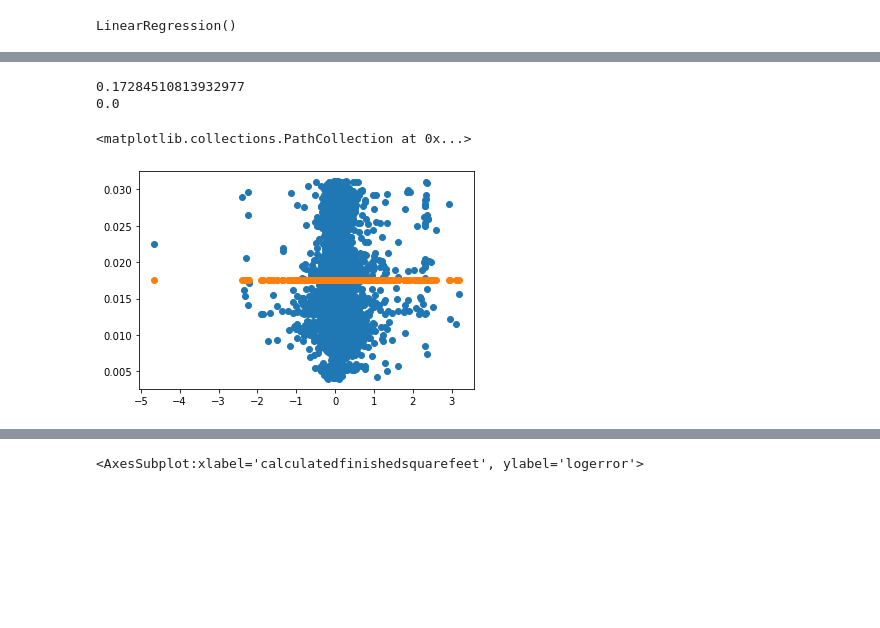
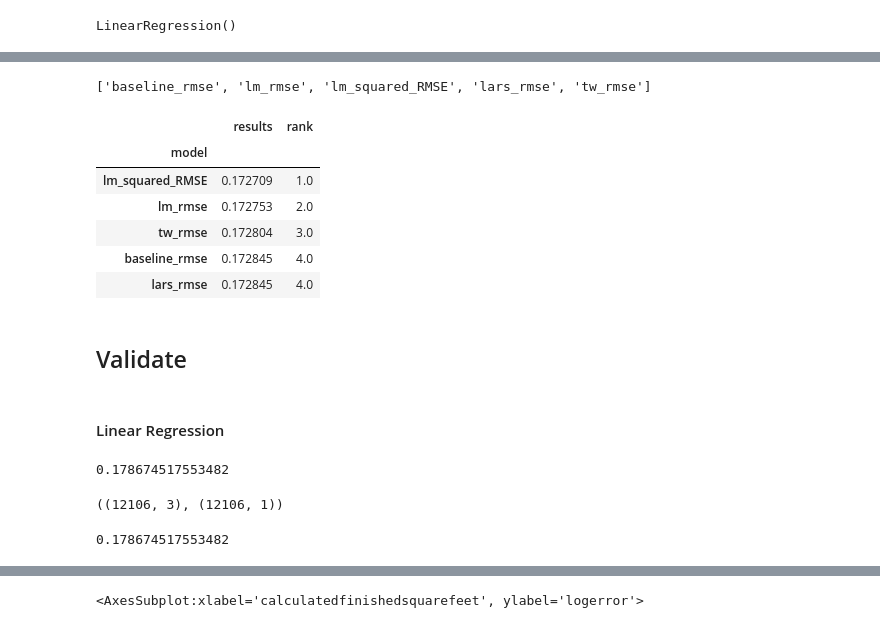
Before and after one commit to lukewbecker/clustering-project, a Jupyter notebook: zillow_mvp_cleaned.ipynb, the cells around one changed output, grey strips where cells are left out. Drawn from its saved outputs; the diff is of its cells as text; code cells hidden in the pictures; blank space fills up the shorter version.

```diff
--- a/zillow_mvp_cleaned.ipynb
+++ b/zillow_mvp_cleaned.ipynb
@@ -1090,0 +1133,10 @@ lm_rmse
+# %%
+# Make a model
+lars = LassoLars(alpha=1)
+# Fit a model
+lars.fit(X_train_features, y_train)
+# Make Predictions
+lars_pred = lars.predict(X_train_features)
+# Computer root mean squared error
+lars_rmse = mean_squared_error(y_train, lars_pred)**(1/2)
+lars_rmse
@@ -1141,15 +1223,0 @@ RMSE_lm
-# %%
-# compute the RMSE
-RMSE_bl = np.sqrt(mean_squared_error(y_train_predict.logerror, y_train_predict.yhat_baseline))
-print(RMSE_bl)
-
-# no need to compute R-2 because it will be a 0! But we will demonstrate here:
-evs = explained_variance_score(y_train_predict.logerror, y_train_predict.yhat_baseline)
-print(evs)
-plt.scatter(y_train_predict.logerror, y_train_predict.yhat_lm, label='Linear Regression Model Predictions', marker='o')
-plt.scatter(y_train_predict.logerror, y_train_predict.yhat_baseline, label='Baseline Predicitions', marker='o')
-# %% [output]
-0.17284510813932977
-0.0
-<matplotlib.collections.PathCollection at 0x...>
-[figure, removed]
@@ -1155,0 +1234,48 @@ plt.scatter(y_train_predict.logerror, y_train_predict.yhat_baseline, label='Base
+# %%
+results = baseline_rmse, lm_rmse, lm_squared_RMSE, lars_rmse, tw_rmse
+result_names = ["baseline_rmse", "lm_rmse", "lm_squared_RMSE", "lars_rmse", "tw_rmse"]
+result_names
+# %% [output]
+['baseline_rmse', 'lm_rmse', 'lm_squared_RMSE', 'lars_rmse', 'tw_rmse']
+# %%
+# Ranking the results:
+
+result_df = pd.DataFrame({'results': results, 'model': result_names}).set_index('model')
+result_df['rank'] = result_df['results'].rank().round()
+result_df.sort_values(by = ['rank'])
+# %% [output]
+|  | results | rank |
+| model |  |  |
+| lm_squared_RMSE | 0.172709 | 1.0 |
+| lm_rmse | 0.172753 | 2.0 |
+| tw_rmse | 0.172804 | 3.0 |
+| baseline_rmse | 0.172845 | 4.0 |
+| lars_rmse | 0.172845 | 4.0 |
+# %% [markdown]
+## Validate
+# %% [markdown]
+#### Linear Regression
+# %%
+# Predictions
+lm_pred_v = lm.predict(X_validate_features)
+
+# RMSE
+lm_rmse_v = mean_squared_error(y_validate, lm_pred_v)**(1/2)
+lm_rmse_v
+# %% [output]
+0.178674517553482
+# %%
+X_validate_features.shape, y_validate.shape
+# %% [output]
+((12106, 3), (12106, 1))
+# %%
+# Feed new features in to linear model.
+lm_squared = LinearRegression(normalize=True)
+lm_squared.fit(X_train_features, y_train)
+# Make predictions
+lm_squared_pred_v = lm_squared.predict(X_validate_features)
+# Compute root mean squared error
+lm_squared_rmse_v = mean_squared_error(y_validate, lm_squared_pred_v)**(1/2)
+lm_squared_rmse_v
+# %% [output]
+0.178674517553482
```
Also changed, not shown: parts of 28 cells of this notebook.
